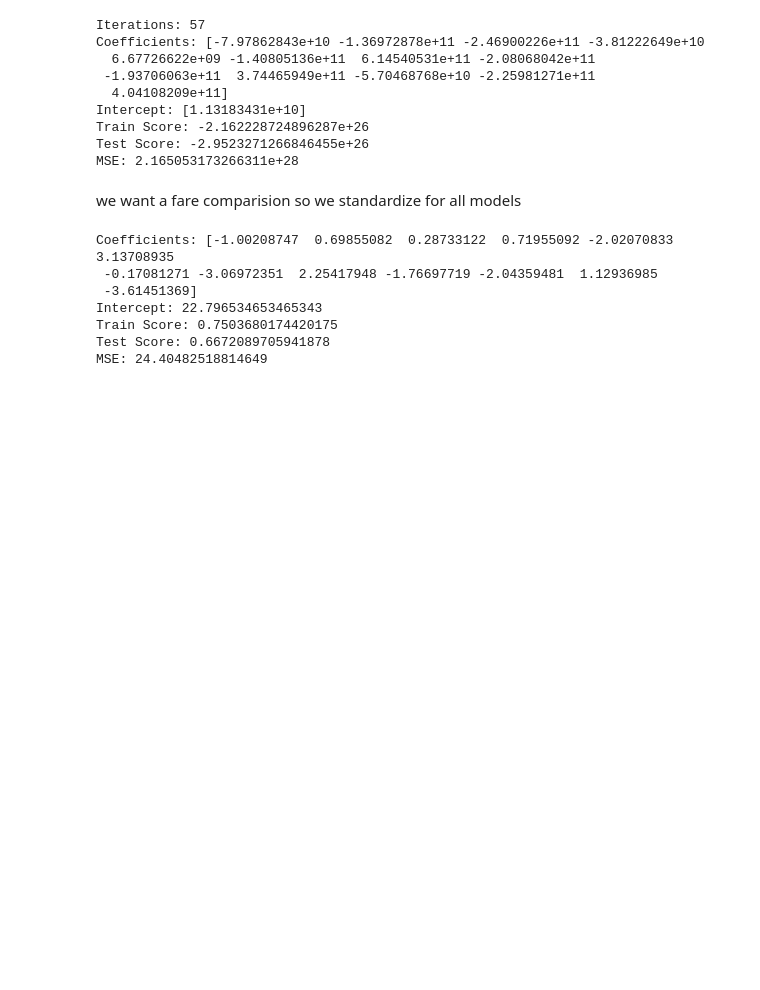
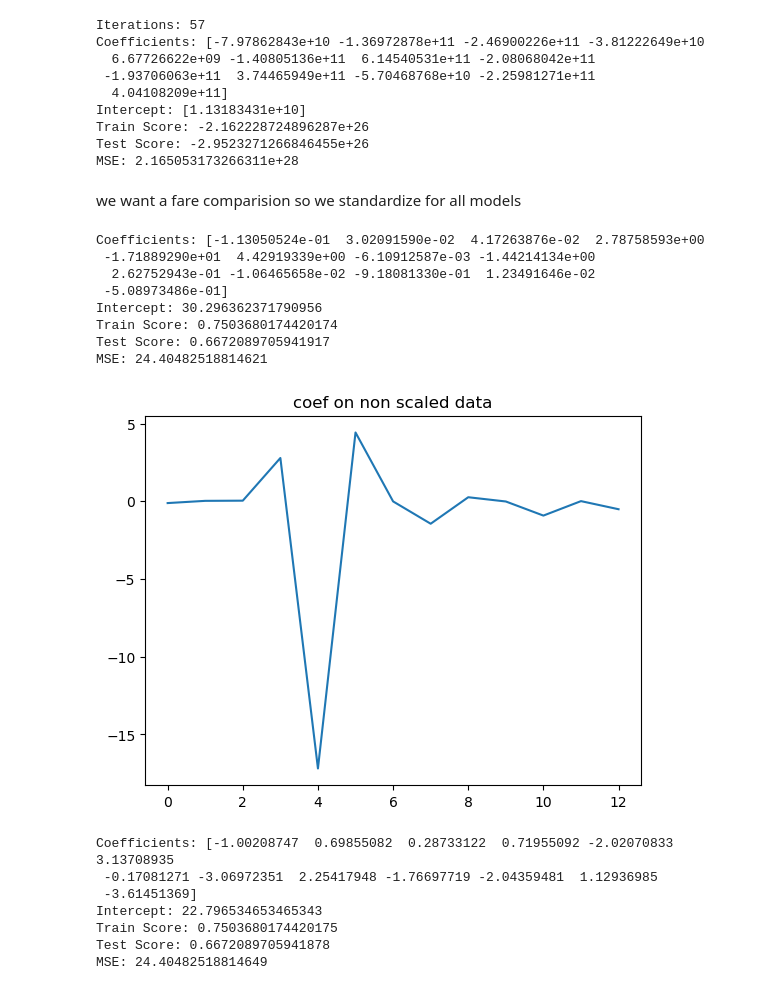
Before and after one commit to aliasghar892/datamining_featureExtraction, a Jupyter notebook: regression.ipynb, the cells around one changed output. Saved outputs shown, nothing was run; the diff lists cells and outputs as text; code cells hidden in the pictures; blank space fills up the shorter version.

```diff
--- a/regression.ipynb
+++ b/regression.ipynb
@@ -146,6 +146,28 @@ X_train_scaled = scaler.fit_transform(X_train)
 X_test_scaled = scaler.transform(X_test)
 # %% [markdown]
 we want a fare comparision so we standardize for all models
+# %%
+lin_reg = LinearRegression()
+lin_reg.fit(X_train, y_train)
+
+print("Coefficients:", lin_reg.coef_)
+print("Intercept:", lin_reg.intercept_)
+print("Train Score:", lin_reg.score(X_train, y_train))
+print("Test Score:", lin_reg.score(X_test, y_test))
+print("MSE:", mean_squared_error(y_test,lin_reg.predict(X_test)))
+plt.plot(lin_reg.coef_)
+plt.title("coef on non scaled data")
+plt.show()
+# %% [output]
+Coefficients: [-1.13050524e-01  3.02091590e-02  4.17263876e-02  2.78758593e+00
+ -1.71889290e+01  4.42919339e+00 -6.10912587e-03 -1.44214134e+00
+  2.62752943e-01 -1.06465658e-02 -9.18081330e-01  1.23491646e-02
+ -5.08973486e-01]
+Intercept: 30.296362371790956
+Train Score: 0.7503680174420174
+Test Score: 0.6672089705941917
+MSE: 24.40482518814621
+[figure, added]
 # %%
 lin_reg = LinearRegression()
 lin_reg.fit(X_train_scaled, y_train)
```
Also changed, not shown: parts of 5 cells of this notebook.
